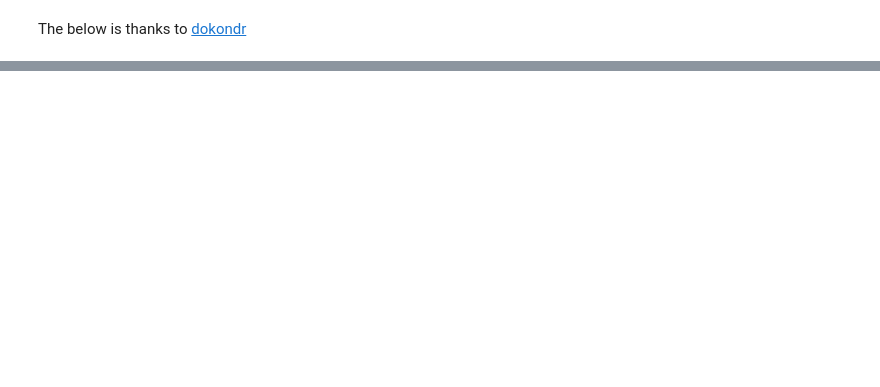
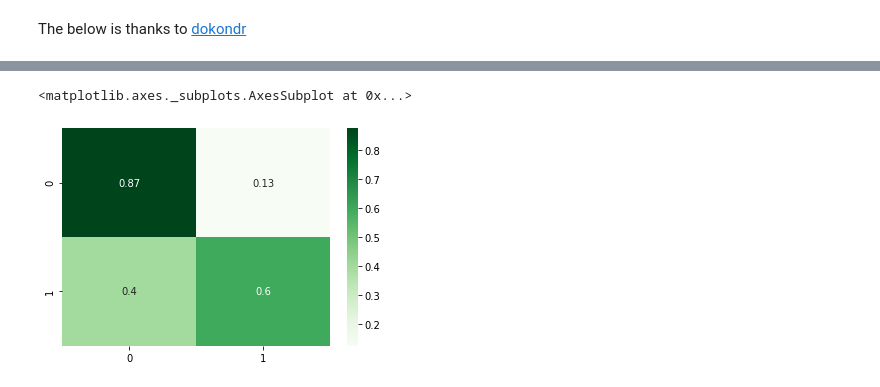
Before and after one commit to Caellwyn/ou_student_predictions, a Jupyter notebook: notebooks/deep_timeseries_models.ipynb, the cells around one changed output, grey strips where cells are left out. Cells and saved outputs as stored; diff of their text form; code cells hidden in the pictures; blank space fills up the shorter version.

```diff
--- a/notebooks/deep_timeseries_models.ipynb
+++ b/notebooks/deep_timeseries_models.ipynb
@@ -46,3 +84,8 @@ X_t, X_val, y_t, y_val = train_test_split(X_train, y_train, random_state=111, te
+# %%
+categoricals = [502, 501, 500, 499, 498, 497, 496]
+smotenc = SMOTENC(categoricals, random_state=111)
+os_X_train, os_y_train = smotenc.fit_resample(X_train, y_train)
+os_X_t, os_y_t = smotenc.fit_resample(X_t, y_t)
 # %%
 l1 = 1e-4
 l2 = 1e-3
@@ -131,0 +309,8 @@ model1.fit(X_t, y_t,
+# %%
+yhat = np.around(model1.predict(X_val)).astype(int)[:,0]
+
+confusion = confusion_matrix(y_val, yhat, normalize='true')
+heatmap(confusion, cmap='Greens', annot=True)
+# %% [output]
+<matplotlib.axes._subplots.AxesSubplot at 0x...>
+[figure, added]
```
Also changed, not shown: parts of 6 cells of this notebook.
